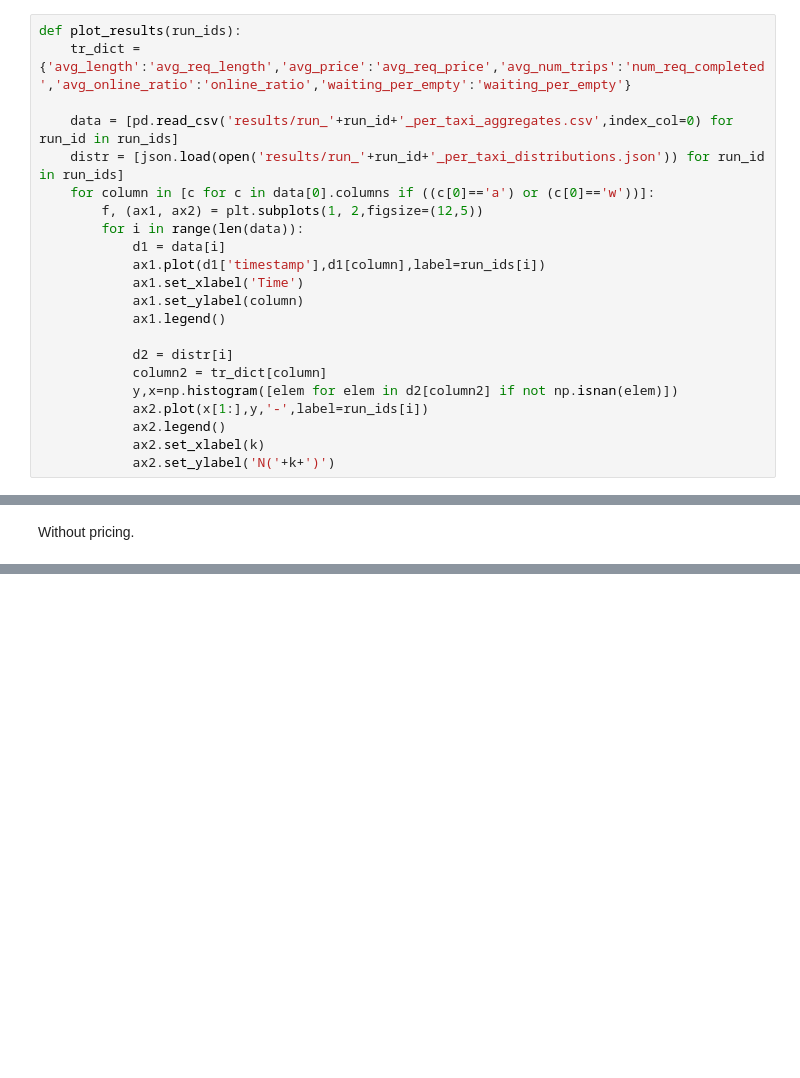
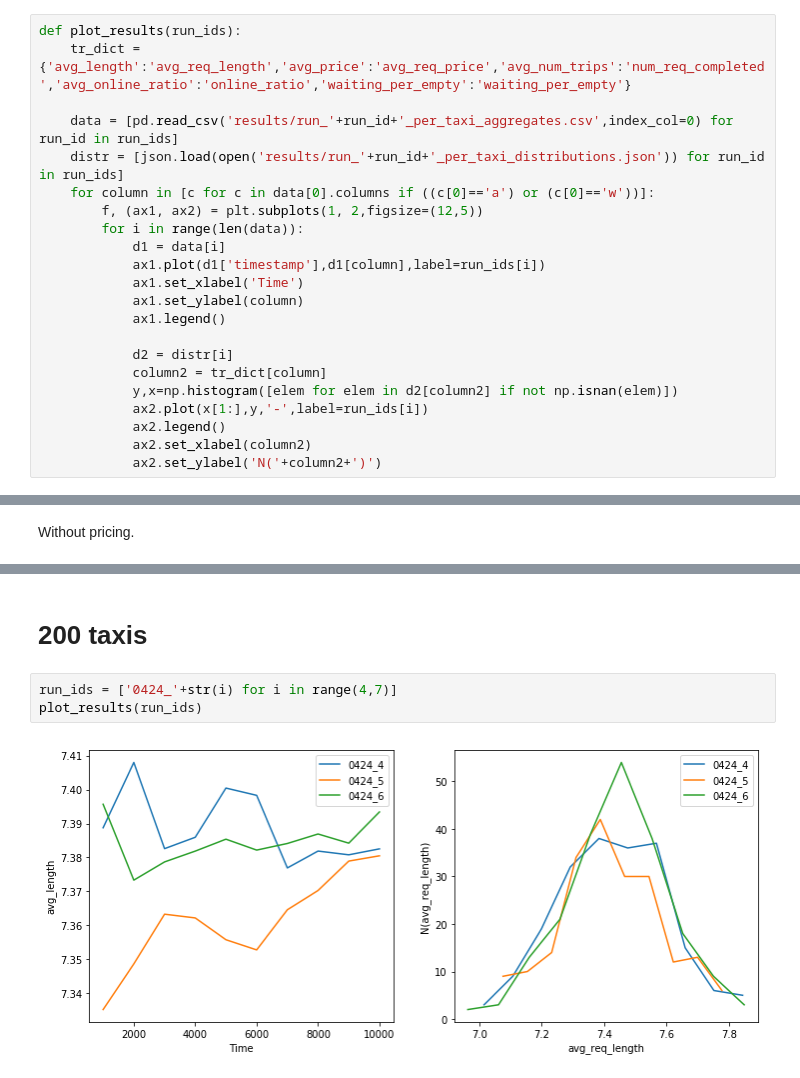
Before and after one commit to bokae/taxi, a Jupyter notebook: result_visualizer.ipynb, the cells around one changed output, grey strips where cells are left out. Drawn from its saved outputs; the diff is of its cells as text; blank space fills up the shorter version.

Commit message:
ixed bug in plot function, added plots for 200 taxis.

```diff
--- a/result_visualizer.ipynb
+++ b/result_visualizer.ipynb
@@ -24,5 +24,5 @@ def plot_results(run_ids):
             y,x=np.histogram([elem for elem in d2[column2] if not np.isnan(elem)])
             ax2.plot(x[1:],y,'-',label=run_ids[i])
             ax2.legend()
-            ax2.set_xlabel(k)
-            ax2.set_ylabel('N('+k+')')
+            ax2.set_xlabel(column2)
+            ax2.set_ylabel('N('+column2+')')
@@ -48 +50,8 @@ plot_results(run_ids)
 [figure]
+# %% [markdown]
+# 200 taxis
+# %%
+run_ids = ['0424_'+str(i) for i in range(4,7)]
+plot_results(run_ids)
+# %% [output]
+[figure, added]
```
Also changed, not shown: parts of 5 cells of this notebook.
